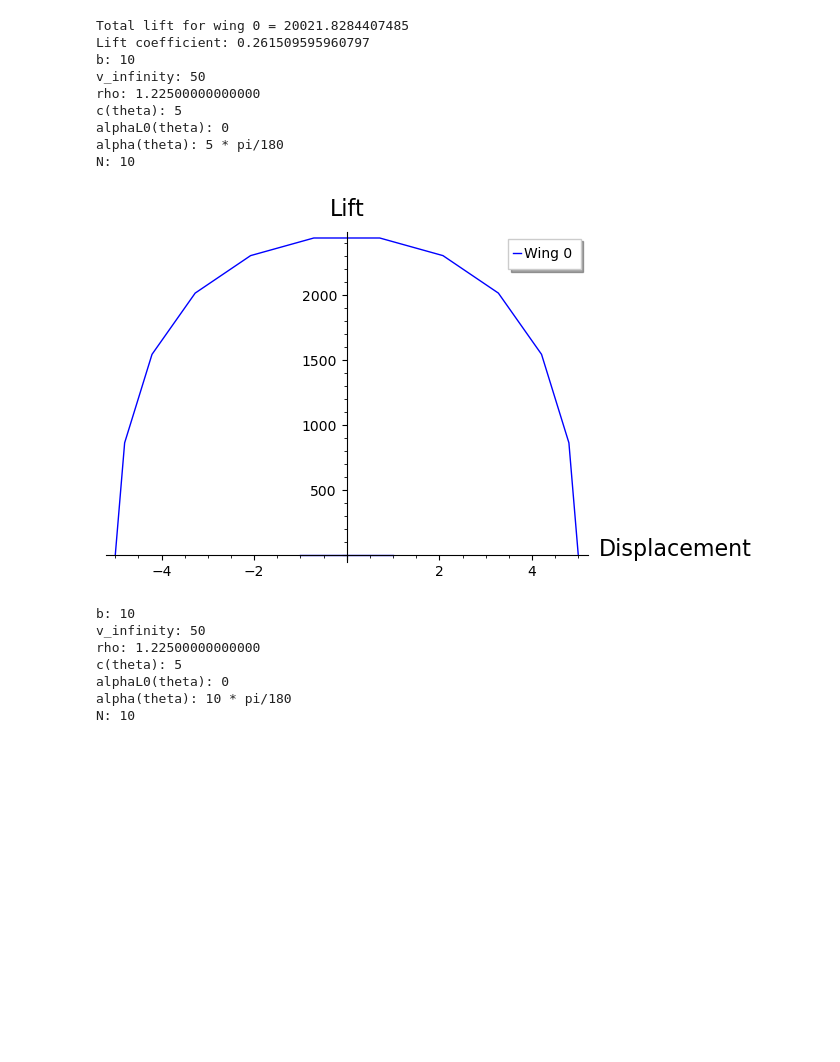
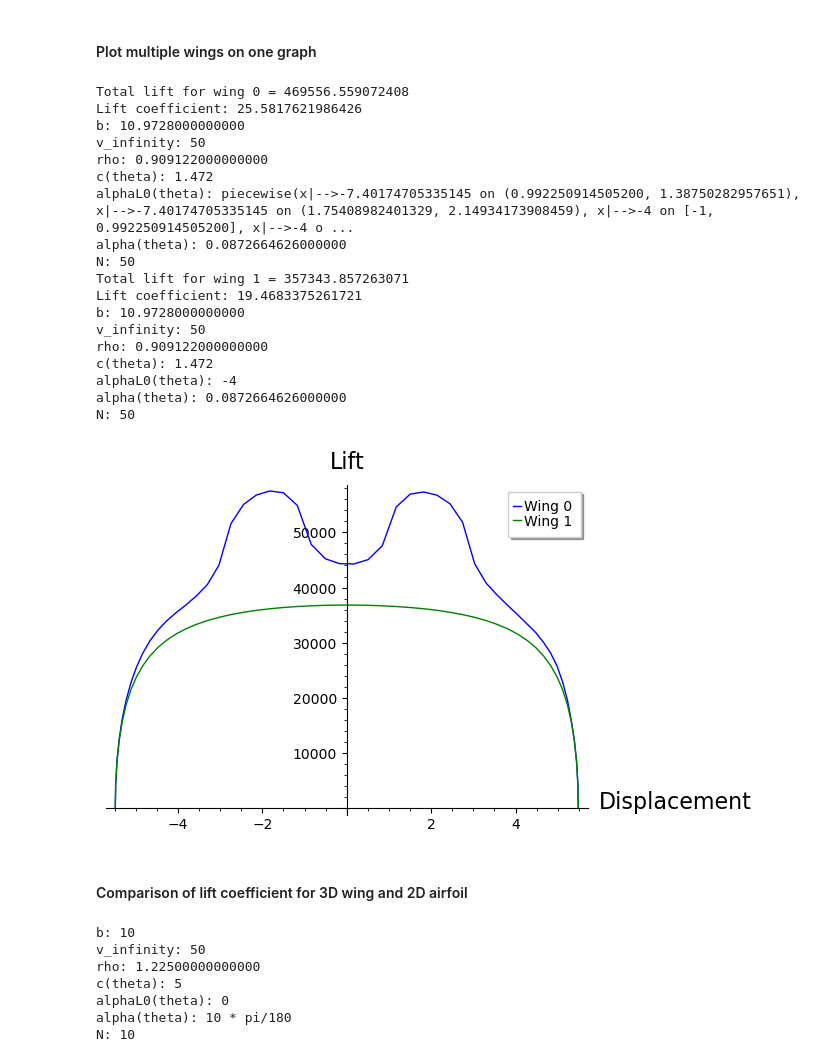
Before and after one commit to juandurante2005/Aerospace-CS-project, a Jupyter notebook: Expanded-lift-dist.ipynb, the cells around one changed output. Saved outputs shown, nothing was run; the diff lists cells and outputs as text; code cells hidden in the pictures; blank space fills up the shorter version.

Commit message:
New files & flap functionality Deleted the old lift-Distribution file and added functionality for as many flaps as the user would like

```diff
--- a/Expanded-lift-dist.ipynb
+++ b/Expanded-lift-dist.ipynb
@@ -160,39 +196,53 @@ def average_value(func):
+# %% [markdown]
+#### Plot multiple wings on one graph
 # %%
-#wing_info format:
-#[b, v_infinity, rho, "c(x)", "alphaL0(x)", "alpha(x)", N]
-ref = ["b", "v_infinity", "rho", "c(theta)", "alphaL0(theta)", "alpha(theta)", "N"]
-wings = [[10, 50, 1.225, "5", "0", "5 * pi/180", 10]]
-color_list = ["blue", 'green', 'red', 'cyan', 'magenta', 'yellow', 'black']
-totalplots = plot(0)
+
+wings = [[10.9728, 50, .909122, "1.472", "-4", str(5 * pi / 180), 50],[10.9728, 50, .909122, "1.472", "-4", str(5 * pi / 180), 50]]
+alphaL0 = alphal0_calculator(SR(wings[0][3]), SR(wings[0][4]), [[-3, -1, 5, 1], [1, 3, 5, 1]], wings[0][0])
+
+wings[0][4] = alphaL0
+totalplots = plot(0, [0, 0.001])
 index = 0
 for wing_info in wings:
+
     vec = LiftFinder(wing_info)
     print("Total lift for wing " + str(index) + " = " + str(vec.get_total_lift()))
     totalplots = totalplots + list_plot(vec.get_zipped_lists(), legend_label=("Wing " + str(index)), color=color_list[index % 7], plotjoined = True)
     dynamic_pressure = 1/2 * wing_info[2] * wing_info[1] ^ 2
     s = wing_info[0] * average_value(wing_info[3])
     print("Lift coefficient: " + str((vec.get_total_lift()) / (dynamic_pressure * s)))
     index = index + 1
     for i in range(0, len(ref)):
         print(ref[i] + ": " + str(wing_info[i]))
 
 totalplots.axes_labels(["Displacement", "Lift"])
 totalplots.show()
 #vec.lift_finder()
 # x_ax = vec.get_x_axis_reference
 # y_ax = vec.get_lift_vector
 #list_plot(list(zip(x_ax, y_ax)), axes_labels = ["Displacement", "Lift"] )
 # %% [output]
-Total lift for wing 0 = 20021.8284407485
-Lift coefficient: 0.261509595960797
-b: 10
+Total lift for wing 0 = 469556.559072408
+Lift coefficient: 25.5817621986426
+b: 10.9728000000000
 v_infinity: 50
-rho: 1.22500000000000
-c(theta): 5
-alphaL0(theta): 0
-alpha(theta): 5 * pi/180
-N: 10
+rho: 0.909122000000000
+c(theta): 1.472
+alphaL0(theta): piecewise(x|-->-7.40174705335145 on (0.992250914505200, 1.38750282957651), x|-->-7.40174705335145 on (1.75408982401329, 2.14934173908459), x|-->-4 on [-1, 0.992250914505200], x|-->-4 o ...
+alpha(theta): 0.0872664626000000
+N: 50
+Total lift for wing 1 = 357343.857263071
+Lift coefficient: 19.4683375261721
+b: 10.9728000000000
+v_infinity: 50
+rho: 0.909122000000000
+c(theta): 1.472
+alphaL0(theta): -4
+alpha(theta): 0.0872664626000000
+N: 50
-[figure, old version]
+[figure, new version]
+# %% [markdown]
+#### Comparison of lift coefficient for 3D wing and 2D airfoil
 # %%
 #Calculation of lift coefficient for varying alpha
 #[b, v_infinity, rho, "c(x)", "alphaL0(x)", "alpha(x)", N]
```
Also changed, not shown: parts of 5 cells of this notebook, 1 other file.
